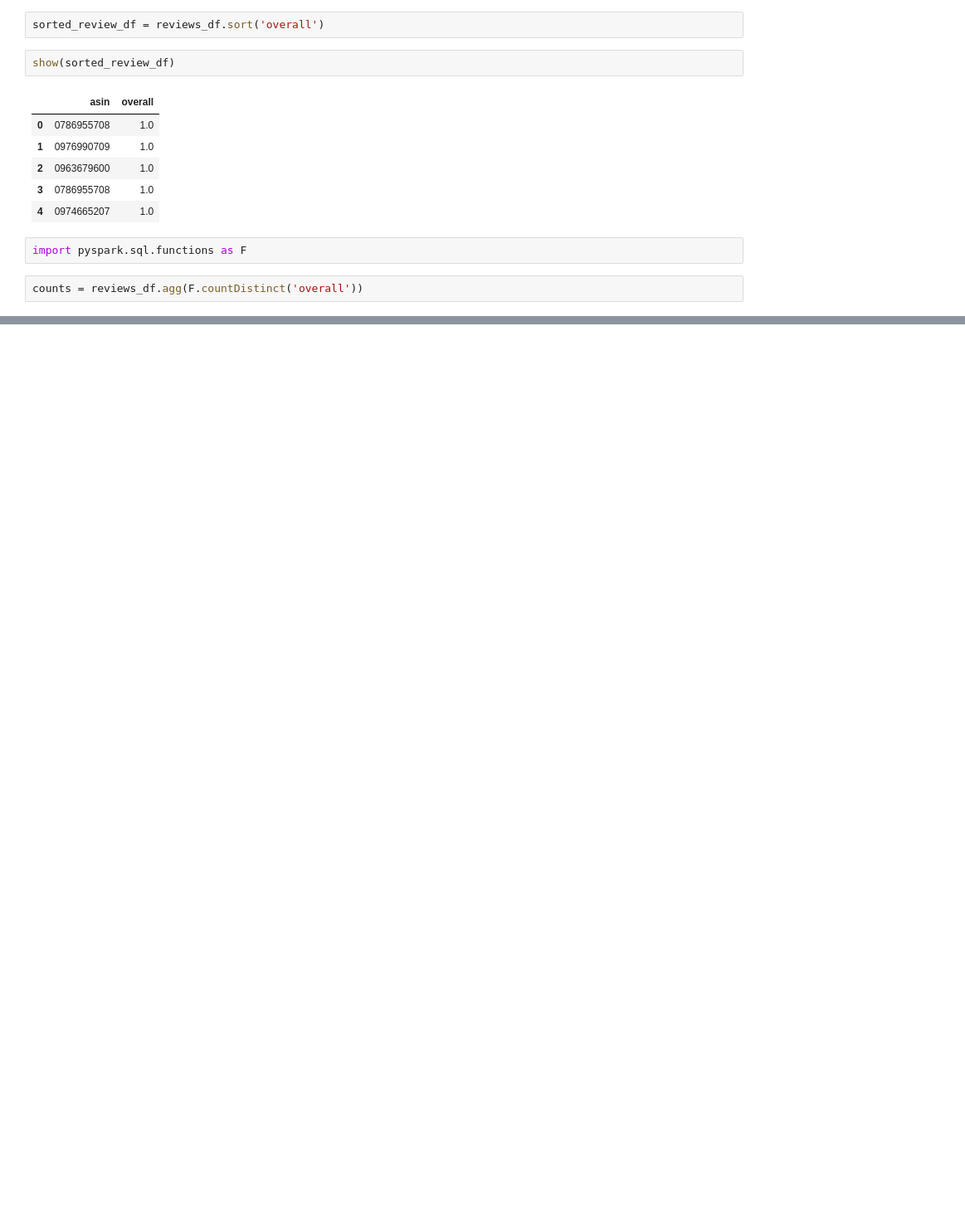
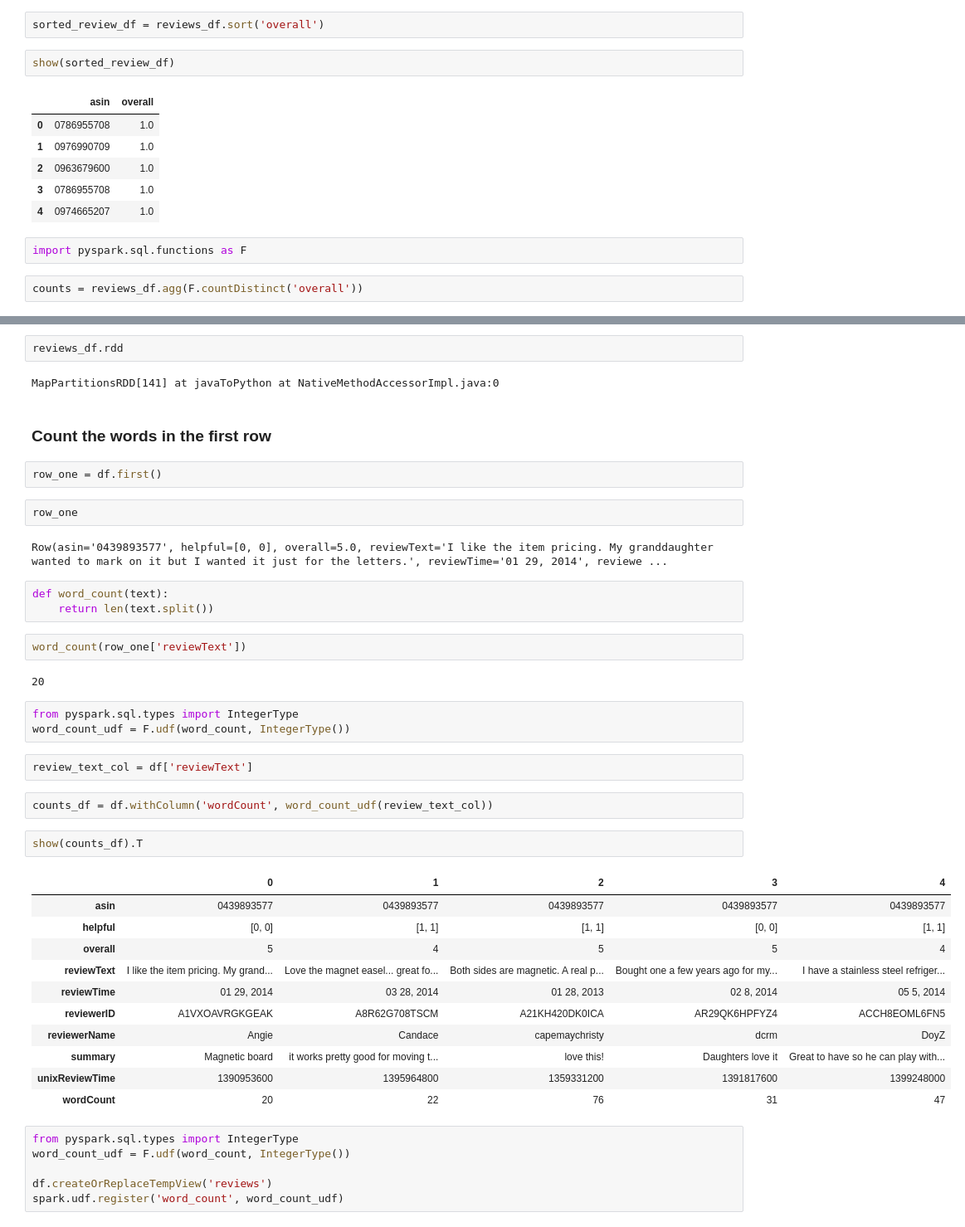
Before and after one commit to nedaresa/spark-intro, a Jupyter notebook: spark.ipynb, the cells around one changed output, grey strips where cells are left out. Shown: that part at 83% size. Saved outputs shown, nothing was run; the diff lists cells and outputs as text; blank space fills up the shorter version.

Commit message:
Update spark.ipynb with lesson notes

```diff
--- a/spark.ipynb
+++ b/spark.ipynb
@@ -126,0 +140,46 @@ counts = reviews_df.agg(F.countDistinct('overall'))
+# %%
+reviews_df.rdd
+# %% [output]
+MapPartitionsRDD[141] at javaToPython at NativeMethodAccessorImpl.java:0
+# %% [markdown]
+### Count the words in the first row
+# %%
+row_one = df.first()
+# %%
+row_one
+# %% [output]
+Row(asin='0439893577', helpful=[0, 0], overall=5.0, reviewText='I like the item pricing. My granddaughter wanted to mark on it but I wanted it just for the letters.', reviewTime='01 29, 2014', reviewe ...
+# %%
+def word_count(text):
+    return len(text.split())
+# %%
+word_count(row_one['reviewText'])
+# %% [output]
+20
+# %%
+from pyspark.sql.types import IntegerType
+word_count_udf = F.udf(word_count, IntegerType())
+# %%
+review_text_col = df['reviewText']
+# %%
+counts_df = df.withColumn('wordCount', word_count_udf(review_text_col))
+# %%
+show(counts_df).T
+# %% [output]
+|  | 0 | 1 | 2 | 3 | 4 |
+| asin | 0439893577 | 0439893577 | 0439893577 | 0439893577 | 0439893577 |
+| helpful | [0, 0] | [1, 1] | [1, 1] | [0, 0] | [1, 1] |
+| overall | 5 | 4 | 5 | 5 | 4 |
+| reviewText | I like the item pricing. My grand... | Love the magnet easel... great fo... | Both sides are magnetic. A real p... | Bought one a few years ago for my... | I have a stainless steel refriger... |
+| reviewTime | 01 29, 2014 | 03 28, 2014 | 01 28, 2013 | 02 8, 2014 | 05 5, 2014 |
+| reviewerID | A1VXOAVRGKGEAK | A8R62G708TSCM | A21KH420DK0ICA | AR29QK6HPFYZ4 | ACCH8EOML6FN5 |
+| reviewerName | Angie | Candace | capemaychristy | dcrm | DoyZ |
+| summary | Magnetic board | it works pretty good for moving t... | love this! | Daughters love it | Great to have so he can play with... |
+| unixReviewTime | 1390953600 | 1395964800 | 1359331200 | 1391817600 | 1399248000 |
+| wordCount | 20 | 22 | 76 | 31 | 47 |
+# %%
+from pyspark.sql.types import IntegerType
+word_count_udf = F.udf(word_count, IntegerType())
+
+df.createOrReplaceTempView('reviews')
+spark.udf.register('word_count', word_count_udf)
```
Also changed, not shown: parts of 16 cells of this notebook.
